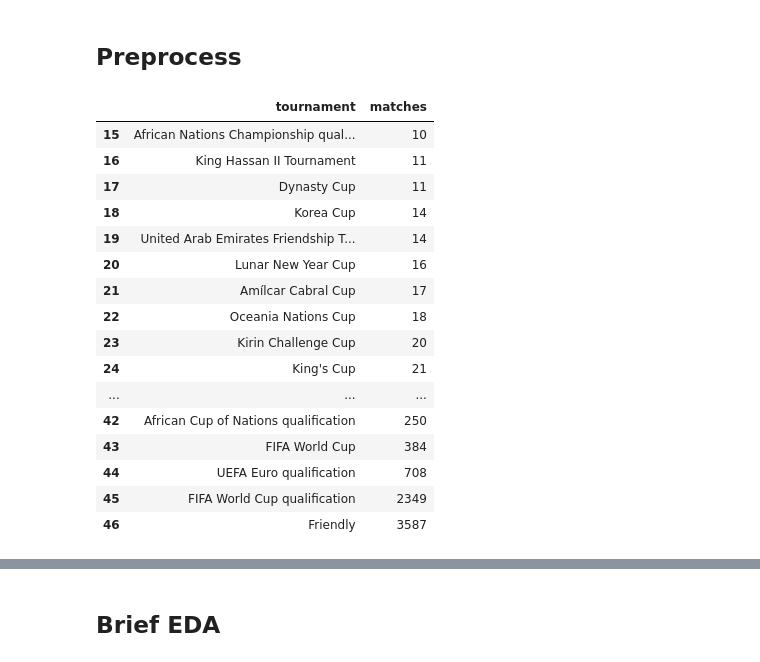
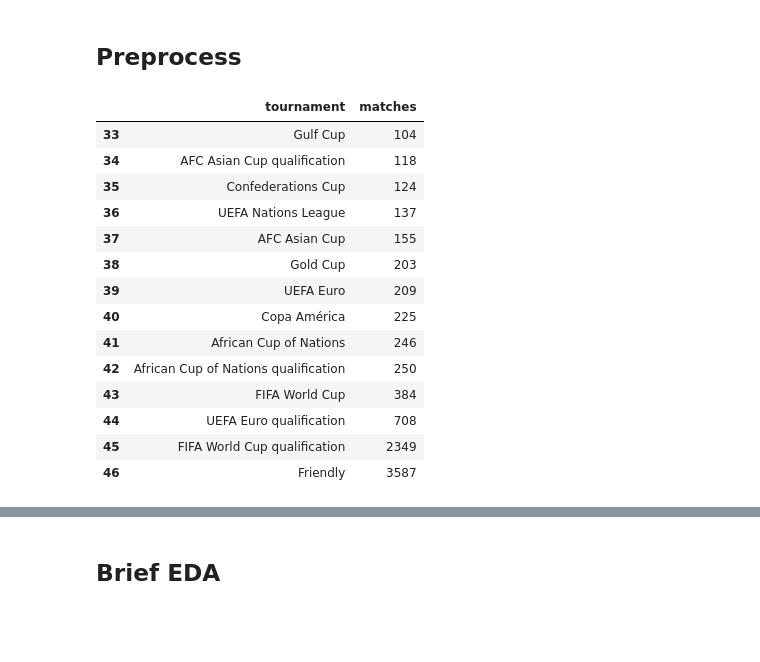
Before and after one commit to lgabs/copa22-forecast, a Jupyter notebook: code/model/Model GBDTs.ipynb, the cells around one changed output, grey strips where cells are left out. Cells and saved outputs as stored; diff of their text form; code cells hidden in the pictures; blank space fills up the shorter version.

```diff
--- a/code/model/Model GBDTs.ipynb
+++ b/code/model/Model GBDTs.ipynb
@@ -119,28 +120,26 @@ memory usage: 1.8+ MB
 # %%
 elegible_tournaments = (
     df_fifa_world_cup_2022
     .groupby('tournament')
     .count()['home_team']
     .sort_values()
     .reset_index()
     .rename(columns={'home_team': 'matches'})
-    .query('matches >= 10')
+    .query('matches >= 100')
 )
 
 elegible_tournaments
 # %% [output]
 |  | tournament | matches |
-| 15 | African Nations Championship qual... | 10 |
-| 16 | King Hassan II Tournament | 11 |
-| 17 | Dynasty Cup | 11 |
-| 18 | Korea Cup | 14 |
-| 19 | United Arab Emirates Friendship T... | 14 |
-| 20 | Lunar New Year Cup | 16 |
-| 21 | Amílcar Cabral Cup | 17 |
-| 22 | Oceania Nations Cup | 18 |
-| 23 | Kirin Challenge Cup | 20 |
-| 24 | King's Cup | 21 |
-| ... | ... | ... |
+| 33 | Gulf Cup | 104 |
+| 34 | AFC Asian Cup qualification | 118 |
+| 35 | Confederations Cup | 124 |
+| 36 | UEFA Nations League | 137 |
+| 37 | AFC Asian Cup | 155 |
+| 38 | Gold Cup | 203 |
+| 39 | UEFA Euro | 209 |
+| 40 | Copa América | 225 |
+| 41 | African Cup of Nations | 246 |
 | 42 | African Cup of Nations qualification | 250 |
 | 43 | FIFA World Cup | 384 |
 | 44 | UEFA Euro qualification | 708 |
```
Also changed, not shown: parts of 7 cells of this notebook, 1 other file.
